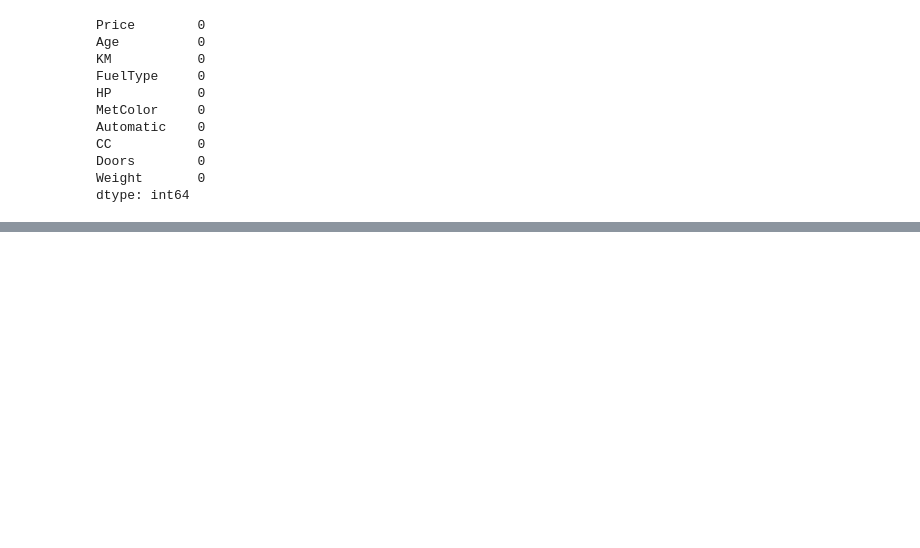
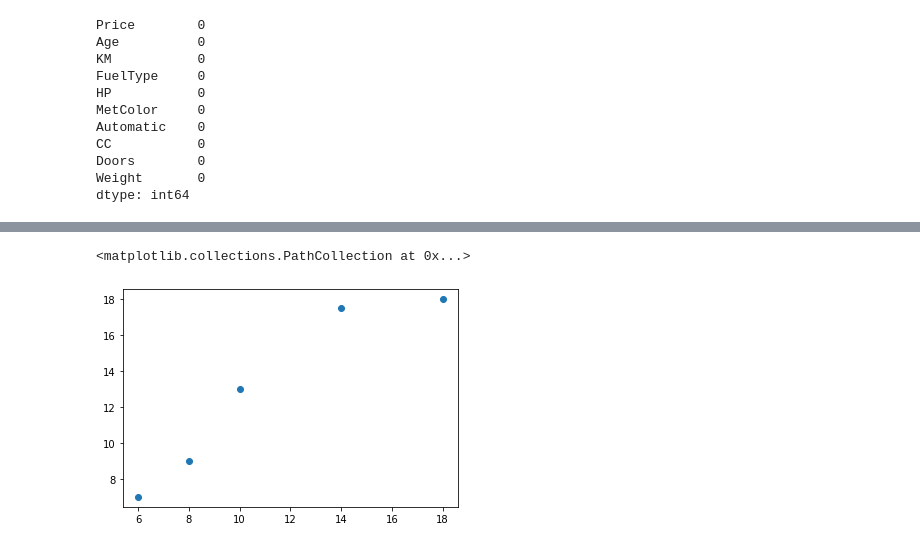
Before and after one commit to mannar-1/mannar-1, a Jupyter notebook: Untitled1.ipynb, the cells around one changed output, grey strips where cells are left out. Drawn from its saved outputs; the diff is of its cells as text; code cells hidden in the pictures; blank space fills up the shorter version.

```diff
--- a/Untitled1.ipynb
+++ b/Untitled1.ipynb
@@ -365,0 +396,6 @@ dtype: int64
+# %%
+import matplotlib.pyplot as plt
+plt.scatter(s,p)
+# %% [output]
+<matplotlib.collections.PathCollection at 0x...>
+[figure, added]
```
Also changed, not shown: parts of 6 cells of this notebook.
